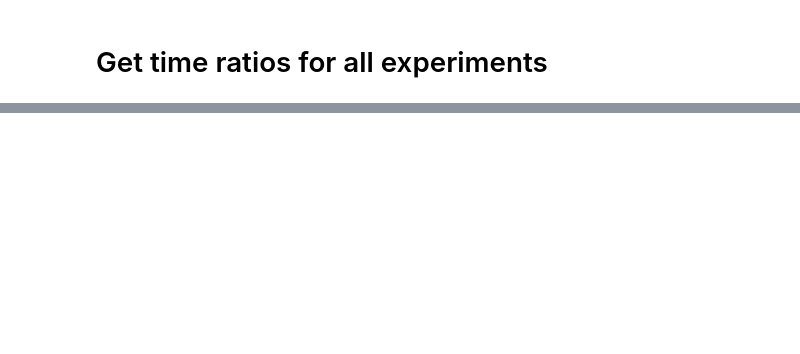
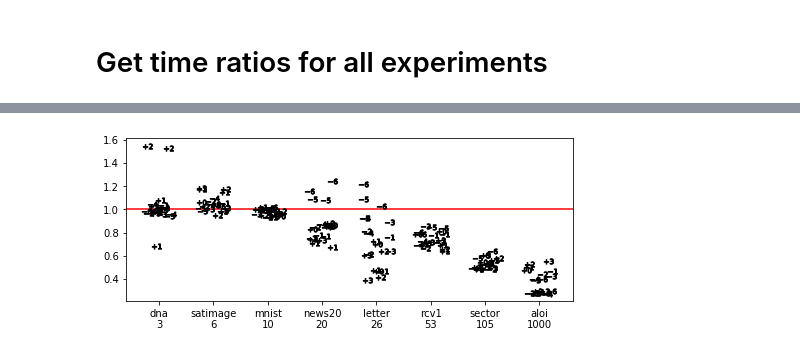
Before and after one commit to YutongWangUMich/liblinear, a Jupyter notebook: experiments/analyze.ipynb, the cells around one changed output, grey strips where cells are left out. Cells and saved outputs as stored; diff of their text form; code cells hidden in the pictures; blank space fills up the shorter version.

```diff
--- a/experiments/analyze.ipynb
+++ b/experiments/analyze.ipynb
@@ -186,0 +287,28 @@ The PostScript backend does not support transparency; partially transparent arti
+# %%
+df_1itr = pd.DataFrame({'ds_name':[],
+                        'ds_idx':[],
+                        'short_name':[],
+                        'regularizer':[],
+                        'reg_str':[],
+                        'decay_factor_of_dg':[]})
+
+row_id = 0
+decay_factor = 0.01
+
+for i in datasets:
+    for C in hyperparameters:
+        ds = ds_metadata['ds_name'][i]
+        sname = ds_metadata['short_name'][i]
+        EXPNAME = get_exp_name(ds,C)
+        # print(EXPNAME)
+        FILENAME = "../results/Ours/" + EXPNAME + '.csv'
+        df_ours = get_results(FILENAME)
+        dg_ours = df_ours['duality gap'][0]
+
+        FILENAME = "../results/Shark/" + EXPNAME + '.csv'
+        df_shark = get_results(FILENAME)
+        dg_shark = df_shark['duality gap'][0]
+        # print(t_shark/t_ours)
+
+        df_1itr.loc[row_id] = [ds,i,sname,C, str(int(math.log2(C))), dg_ours/dg_shark]
+        row_id = row_id + 1
@@ -234,0 +464,18 @@ df_time
+# %%
+import random
+random.random()
+plt.figure(figsize=(8,3))
+plt.axhline(y=1, color='r', linestyle='-')
+for index, row in df_time.iterrows():
+    x = row['ds_idx']
+    y = row['ratio']
+    mksz = 10
+    if row['regularizer'] < 1:
+        lab = "$-"+str(-int(row['reg_str']))+"$"
+    else:
+        lab = "$+"+str(int(row['reg_str']))+"$"
+    plt.plot(x + (random.random()-0.5)/2, y, marker=lab, color = "black", markersize=mksz)
+plt.xticks(range(ds_metadata.shape[0]), ds_metadata['xtick_name'])
+plt.savefig('../figures/time_comparison_reg_markers.eps',format='eps',bbox_inches = "tight")
+# %% [output]
+[figure, added]
```
Also changed, not shown: parts of 45 cells of this notebook, 17 other files.
